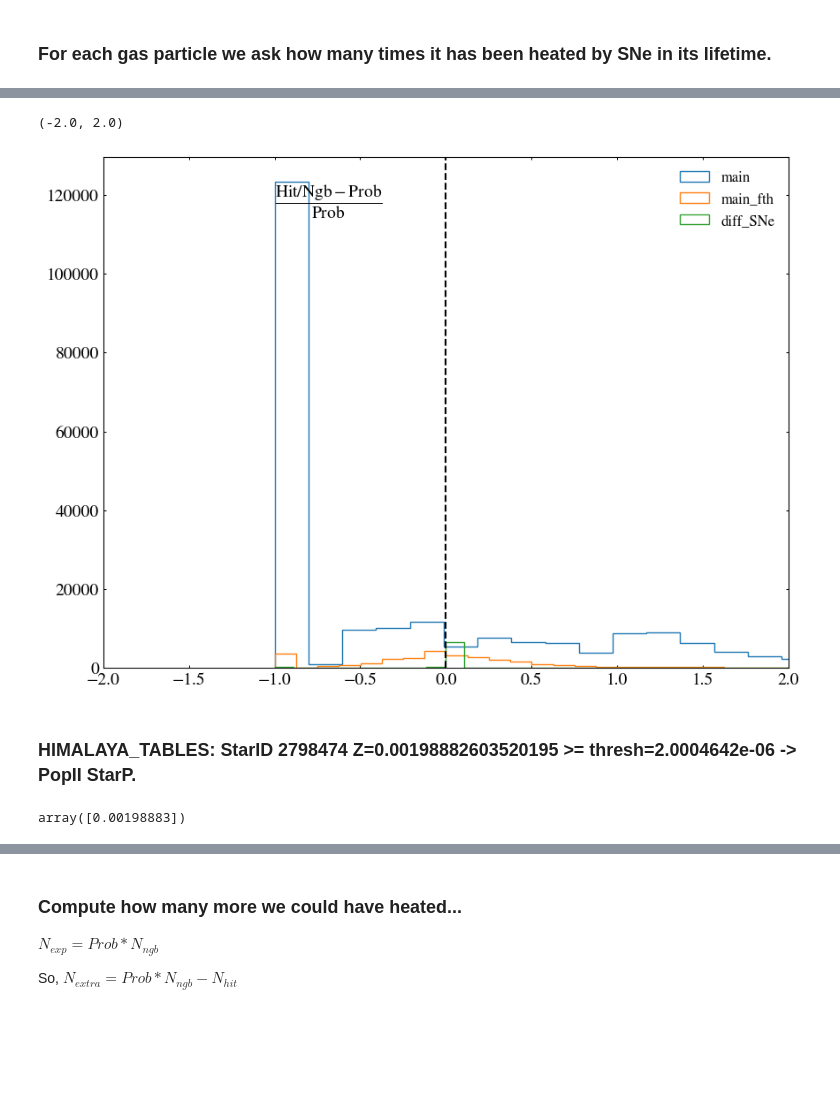
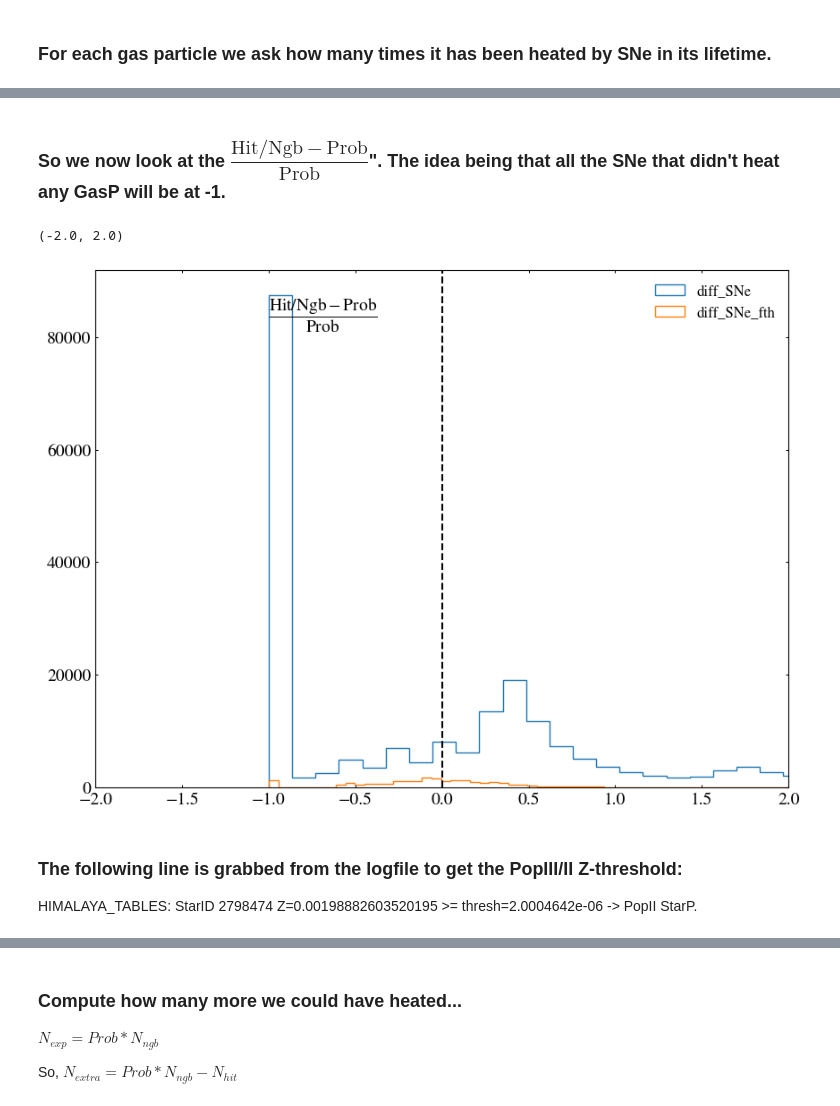
Before and after one commit to s-balu/HIMALAYA_SNe, a Jupyter notebook: statistics.ipynb, the cells around one changed output, grey strips where cells are left out. Drawn from its saved outputs; the diff is of its cells as text; code cells hidden in the pictures; blank space fills up the shorter version.

```diff
--- a/statistics.ipynb
+++ b/statistics.ipynb
@@ -71,4 +71,4 @@ def read_sim_data(dir_name,
                     )
         return particle_data, cat_data
 # %%
-dir_name = "/home/bsreedhar/scratch/HIMALAYA/testing/diff_SNe/"
+dir_name = "/home/bsreedhar/scratch/HIMALAYA/testing/SNe/"
@@ -75,6 +80,6 @@ dir_name = "/home/bsreedhar/scratch/HIMALAYA/testing/diff_SNe/"
 # %%
-sim_names = ["main", "main_fth",  "diff_SNe"]
-d_names = ["main", "main_fth",  "SNe"]
+sim_names = [
+    "diff_SNe", "diff_SNe_fth"]
 # %%
 def load_data(
     dir_name,
@@ -306,6 +308,9 @@ fig, ax = plt.subplots()
 for sim_name in sim_names:
     sim_dir = dir_name + sim_name
     ProbSN, SNIIFthPref, SNIIGasEnInj, SNIINumNgb = load_data(sim_dir, 4, 35)
+
+    mask = ProbSN>1
+    print(f"{sim_name} run had {mask.sum()} StarP with ProbSN >  1")
 
     ProbSN[ProbSN > 1] = 1
 
@@ -320,7 +325,7 @@ ax.legend()
 
 text = r"$\dfrac{\mathrm{Hit}}{\mathrm{Ngb}} - \mathrm{Prob}$"
 
-ax.text(
+_ = ax.text(
     0.05, 0.95,
     text,
     transform=ax.transAxes,
@@ -335,26 +340,0 @@ Text(0.05, 0.95, '$\\dfrac{\\mathrm{Hit}}{\\mathrm{Ngb}} - \\mathrm{Prob}$')
-# %%
-fig, ax = plt.subplots()
-
-for sim_name in sim_names:
-    sim_dir = dir_name + sim_name
-    ProbSN, SNIIFthPref, SNIIGasEnInj, SNIINumNgb = load_data(sim_dir, 4, 35)
-
-    diff = (SNIIGasEnInj / SNIINumNgb - ProbSN) / ProbSN
-
-    ax.hist(diff, bins=100, histtype="step", label=sim_name,)
-
-ax.axvline(0, ls="--", color="black")
-
-# ax.set_xscale("symlog", linthresh=1e-6)
-ax.legend()
-
-text = r"$\dfrac{\mathrm{Hit}/\mathrm{Ngb} - \mathrm{Prob}}{\mathrm{Prob}}$"
-
-ax.text(
-    0.25, 0.95,
-    text,
-    transform=ax.transAxes,
-    ha="left",
-    va="top",
-)
-ax.set_xlim(-2, 2)
@@ -364,33 +344,36 @@ ax.set_xlim(-2, 2)
+# %% [markdown]
+### So we now look at the $\dfrac{\mathrm{Hit}/\mathrm{Ngb} - \mathrm{Prob}}{\mathrm{Prob}}$". The idea being that all the SNe that didn't heat any GasP will be at -1.
 # %%
 fig, ax = plt.subplots()
 
 for sim_name in sim_names:
     sim_dir = dir_name + sim_name
     ProbSN, SNIIFthPref, SNIIGasEnInj, SNIINumNgb = load_data(sim_dir, 4, 35)
 
-    ProbSN[ProbSN > 1] = 1
+    # ProbSN[ProbSN > 1] = 1
 
     diff = (SNIIGasEnInj / SNIINumNgb - ProbSN) / ProbSN
 
     ax.hist(diff, bins=100, histtype="step", label=sim_name,)
 
 ax.axvline(0, ls="--", color="black")
 
 # ax.set_xscale("symlog", linthresh=1e-6)
 ax.legend()
 
 text = r"$\dfrac{\mathrm{Hit}/\mathrm{Ngb} - \mathrm{Prob}}{\mathrm{Prob}}$"
 
-ax.text(
+_ = ax.text(
     0.25, 0.95,
     text,
     transform=ax.transAxes,
     ha="left",
     va="top",
 )
 ax.set_xlim(-2, 2)
 # %% [output]
 (-2.0, 2.0)
-[figure, old version]
+[figure, new version]
 # %% [markdown]
-### HIMALAYA_TABLES: StarID 2798474 Z=0.00198882603520195 >= thresh=2.0004642e-06 -> PopII StarP.
+### The following line is grabbed from the logfile to get the PopIII/II Z-threshold:
+HIMALAYA_TABLES: StarID 2798474 Z=0.00198882603520195 >= thresh=2.0004642e-06 -> PopII StarP.
@@ -403,7 +380,3 @@ indx = IDs == 2798474
-# %%
-Z_tot[indx]
-# %% [output]
-array([0.00198883])
 # %%
 THRESH = 2.0004642e-06
 # %%
```
Also changed, not shown: parts of 39 cells of this notebook, 1 other file.
